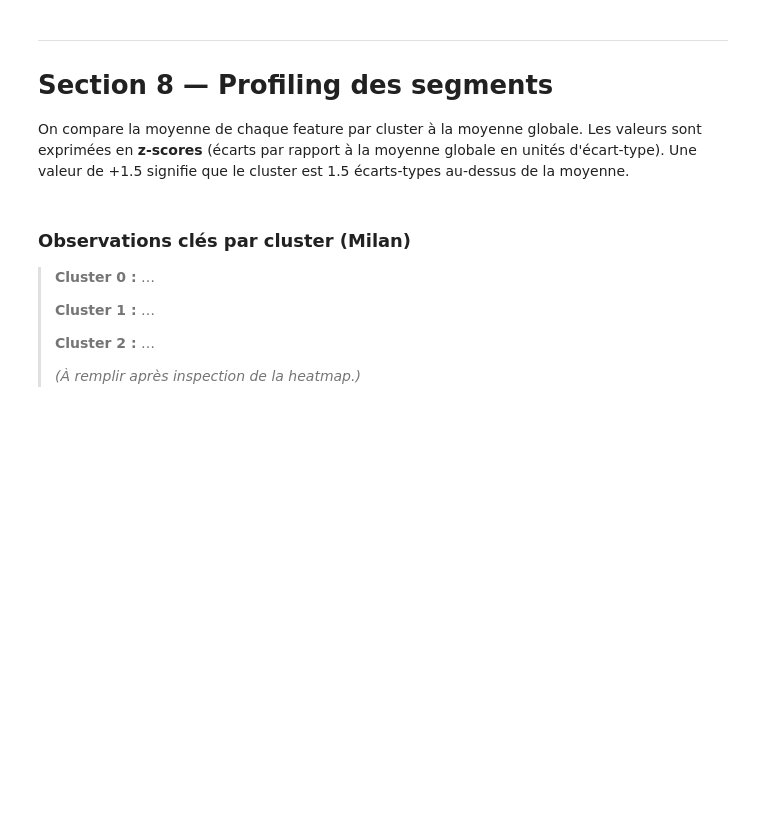
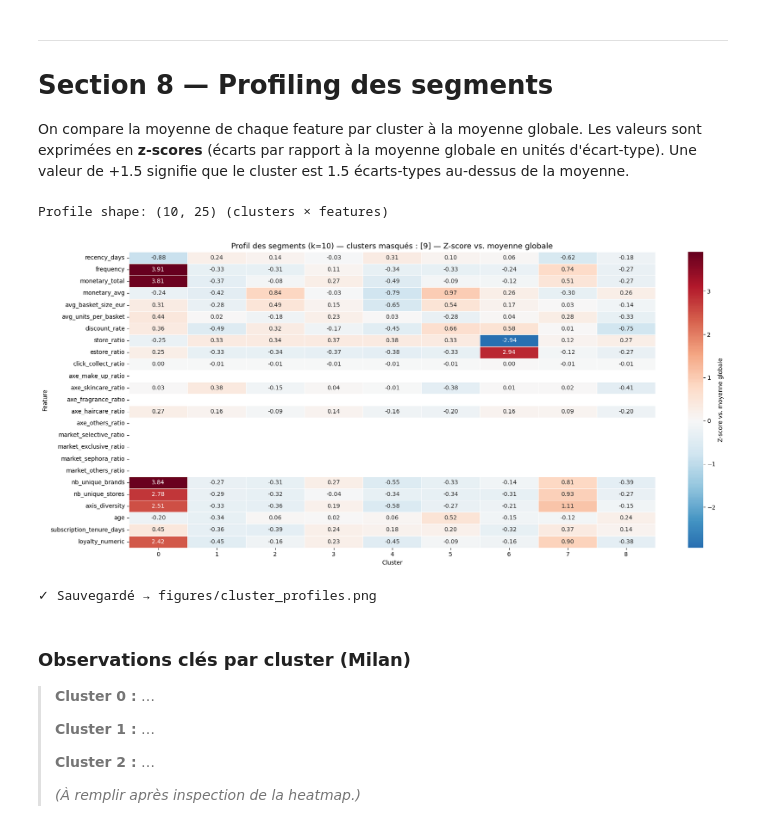
Before and after one commit to milansecondaire/Sephora, a Jupyter notebook: 02_clustering.ipynb, the cells around one changed output. Drawn from its saved outputs; the diff is of its cells as text; code cells hidden in the pictures; blank space fills up the shorter version.

```diff
--- a/02_clustering.ipynb
+++ b/02_clustering.ipynb
@@ -467,7 +410,10 @@ Distribution des clusters KMeans (k=10):
   Cluster 9:      3 clients ( 0.00%)
 # %%
 # --- Clustering hiérarchique (Ward) ---
-labels_hc = run_hierarchical(X_scaled, k=k_optimal)
+# ⬇️  Milan : définir le nombre de lignes à utiliser (None = dataset complet, mais très lent)
+hc_n_samples = 10_000  # ex: 5000, 10_000, None
+
+labels_hc = run_hierarchical(X_scaled, k=k_optimal, n_samples=hc_n_samples)
 df_customers["hclust_label"] = labels_hc
 
 sil_hc = silhouette_score(X_scaled, labels_hc, **sil_kwargs)
@@ -477,7 +423,8 @@ ch_hc  = calinski_harabasz_score(X_scaled, labels_hc)
 log_clustering_run(
     run_name="hierarchical-final",
     params={"k": k_optimal, "algorithm": "agglomerative_ward",
-            "n_features": X_scaled.shape[1]},
+            "n_features": X_scaled.shape[1], "hc_n_samples": hc_n_samples or len(X_scaled)},
     metrics={"silhouette": sil_hc, "davies_bouldin": db_hc, "calinski_harabasz": ch_hc},
 )
-print(f"✅ Hierarchical Ward (k={k_optimal}) — sil={sil_hc:.4f}, DB={db_hc:.4f}, CH={ch_hc:.1f}")
+n_msg = f"(sur {hc_n_samples:,} lignes, propagé sur {len(X_scaled):,})" if hc_n_samples else f"(sur {len(X_scaled):,} lignes)"
+print(f"✅ Hierarchical Ward (k={k_optimal}) {n_msg} — sil={sil_hc:.4f}, DB={db_hc:.4f}, CH={ch_hc:.1f}")
@@ -511,17 +464,28 @@ global_std = df_customers[continuous_in_scaled].std()
 
 zscore_df = (profile_df - global_mean) / global_std
 print(f"Profile shape: {zscore_df.shape} (clusters × features)")
+# %% [output]
+Profile shape: (10, 25) (clusters × features)
+# %%
+# ⬇️  Milan : lister les clusters à masquer du heatmap (liste vide = tous affichés)
+CLUSTERS_TO_HIDE = [9]
 # %%
 # Heatmap des profils
+zscore_plot = zscore_df.drop(index=[c for c in CLUSTERS_TO_HIDE if c in zscore_df.index])
+
 fig, ax = plt.subplots(figsize=(18, 8))
-sns.heatmap(zscore_df.T, annot=True, fmt=".2f", cmap="RdBu_r", center=0, ax=ax,
+sns.heatmap(zscore_plot.T, annot=True, fmt=".2f", cmap="RdBu_r", center=0, ax=ax,
             linewidths=0.5, cbar_kws={"label": "Z-score vs. moyenne globale"})
-ax.set_title(f"Profil des segments (k={k_optimal}) — Z-score vs. moyenne globale", fontsize=13)
+hidden_msg = f" — clusters masqués : {CLUSTERS_TO_HIDE}" if CLUSTERS_TO_HIDE else ""
+ax.set_title(f"Profil des segments (k={k_optimal}){hidden_msg} — Z-score vs. moyenne globale", fontsize=13)
 ax.set_xlabel("Cluster"); ax.set_ylabel("Feature")
 fig.tight_layout()
 fig.savefig("figures/cluster_profiles.png", dpi=150)
 plt.show(); plt.close(fig)
 print("✓ Sauvegardé → figures/cluster_profiles.png")
+# %% [output]
+[figure, added]
+✓ Sauvegardé → figures/cluster_profiles.png
 # %% [markdown]
 ### Observations clés par cluster (Milan)
 
```
Also changed, not shown: parts of 7 cells of this notebook, 4 other files.
